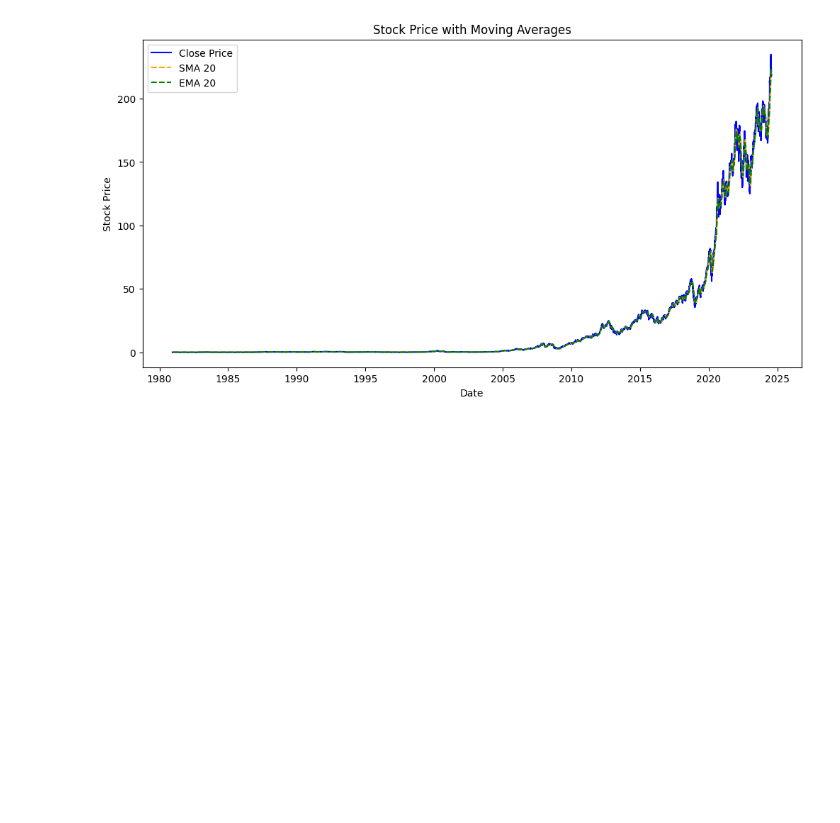
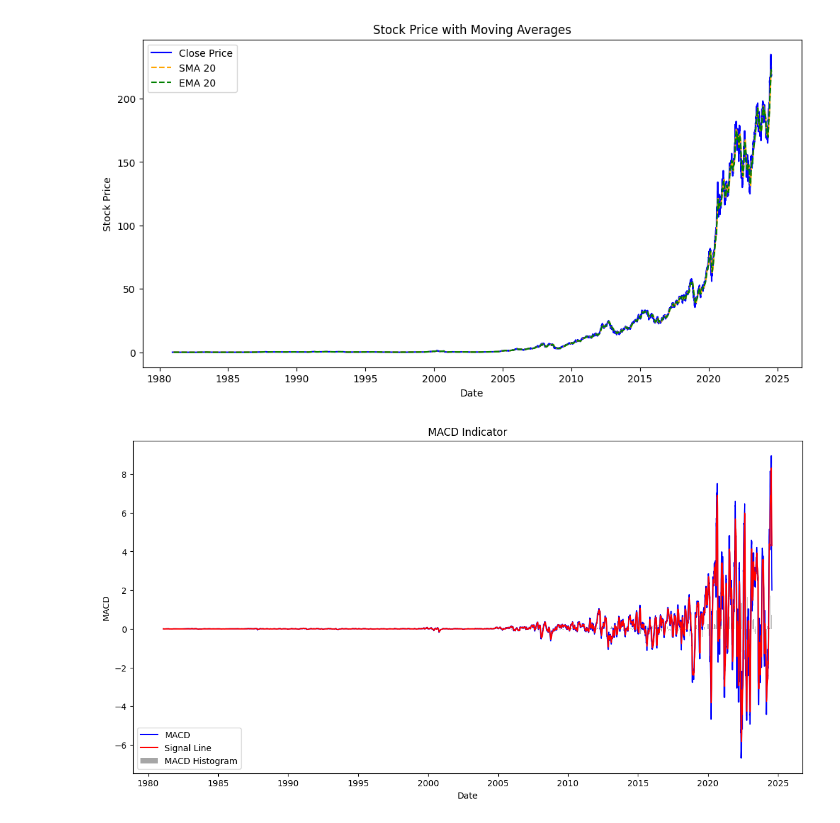
Before and after one commit to estif-lul/financial-sentiment-analysis, a Jupyter notebook: src/notebooks/aapl_eda.ipynb, the cells around one changed output. Saved outputs shown, nothing was run; the diff lists cells and outputs as text; code cells hidden in the pictures; blank space fills up the shorter version.

```diff
--- a/src/notebooks/aapl_eda.ipynb
+++ b/src/notebooks/aapl_eda.ipynb
@@ -28,19 +32,8 @@ Dividends       0
 Stock Splits    0
 dtype: int64
 # %%
-# Compute Simple Moving Average (SMA)
-stock_df['SMA_20'] = talib.SMA(stock_df['Close'], timeperiod=20)
-
-# Compute Exponential Moving Average (EMA)
-stock_df['EMA_20'] = talib.EMA(stock_df['Close'], timeperiod=20)
-
-# Compute Relative Strength Index (RSI)
-stock_df['RSI'] = talib.RSI(stock_df['Close'], timeperiod=14)
-
-# Compute Moving Average Convergence Divergence (MACD)
-stock_df['MACD'], stock_df['MACD_signal'], stock_df['MACD_hist'] = talib.MACD(
-    stock_df['Close'], fastperiod=12, slowperiod=26, signalperiod=9
-)
+ti = TechnicalIndicators(stock_df, price_col='Close')
+ti.add_all()
 # %%
 plt.figure(figsize=(12,6))
 plt.plot(stock_df['Date'], stock_df['Close'], label='Close Price', color='blue')
@@ -53,3 +46,20 @@ plt.legend()
 plt.show()
 # %% [output]
 [figure]
+# %%
+plt.figure(figsize=(14, 7))
+
+# Plot MACD and Signal
+plt.plot(stock_df['Date'], stock_df['MACD'], label='MACD', color='blue')
+plt.plot(stock_df['Date'], stock_df['MACD_signal'], label='Signal Line', color='red')
+
+# Plot MACD Histogram as bar chart
+plt.bar(stock_df['Date'], stock_df['MACD_hist'], label='MACD Histogram', color='gray', alpha=0.7)
+
+plt.xlabel('Date')
+plt.ylabel('MACD')
+plt.title('MACD Indicator')
+plt.legend()
+plt.show()
+# %% [output]
+[figure, added]
```
Also changed, not shown: parts of 1 cell of this notebook, 7 other files.
